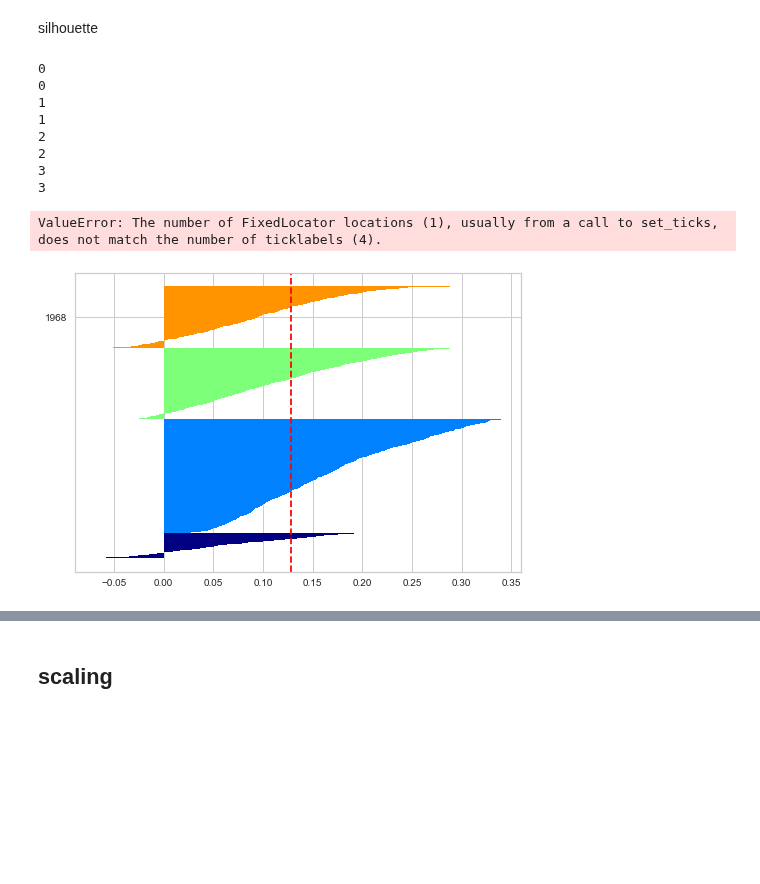
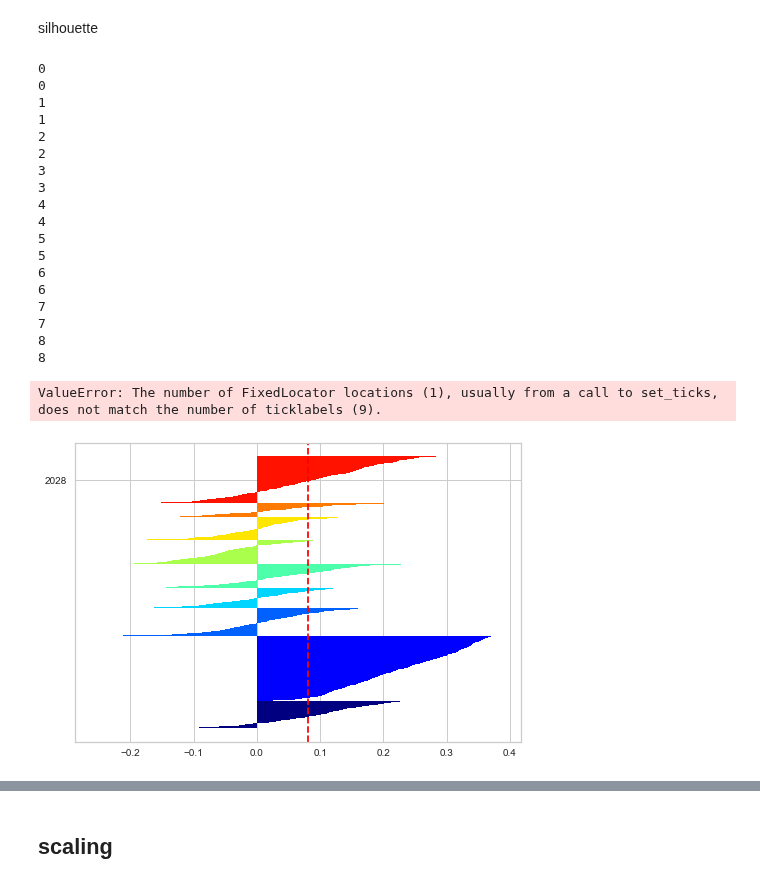
Before and after one commit to jasonmrimer/cse590-machine-learning, a Jupyter notebook: final-project/clustering/k_means.ipynb, the cells around one changed output, grey strips where cells are left out. Drawn from its saved outputs; the diff is of its cells as text; code cells hidden in the pictures; blank space fills up the shorter version.

```diff
--- a/final-project/clustering/k_means.ipynb
+++ b/final-project/clustering/k_means.ipynb
@@ -115,10 +177,19 @@ print(grid_results.get_params())
 distortions = []
 for i in range(2, 20):
     km = KMeans(n_clusters=i, init='k-means++')
-    km.fit(X)
+    km.fit(X_default)
     distortions.append(km.inertia_)
 
 plt.plot(range(2, 20), distortions, marker='o')
 plt.show()
 # %% [output]
 [figure]
+# %%
+distortions_feature_selection = []
+for i in range(2, 20):
+    km = KMeans(n_clusters=i, init='k-means++')
+    km.fit(X_minmax_refined)
+    distortions_feature_selection.append(km.inertia_)
+
+plt.plot(range(2, 20), distortions_feature_selection, marker='o')
+plt.show()
@@ -125,17 +198,26 @@ plt.show()
+# %%
+distortions = []
+for i in range(2, 20):
+    km = KMeans(n_clusters=i, init='k-means++')
+    km.fit(X_default)
+    distortions.append(km.inertia_)
+
+plt.plot(range(2, 20), distortions, marker='o')
+plt.show()
 # %% [markdown]
 silhouette
 # %%
 km_final = KMeans(
-    n_clusters=4,
+    n_clusters=9,
     init='k-means++'
 )
-y_km = km_final.fit_predict(X)
+y_km = km_final.fit_predict(X_minmax_refined)
 # %%
 
 cluster_labels = np.unique(y_km)
 n_clusters = cluster_labels.shape[0]
 silhouette_values = silhouette_samples(
-    X,
+    X_default,
     y_km,
     metric='euclidean'
 )
@@ -148,33 +230,43 @@ for i, c in enumerate(cluster_labels):
     c_silhouette_values.sort()
     y_ax_lower = y_ax_upper
     y_ax_upper += len(c_silhouette_values)
     color = cm.jet(float(i) / n_clusters)
     plt.barh(
         range(y_ax_lower, y_ax_upper),
         c_silhouette_values,
         height=1.0,
         edgecolor='none',
         color=color
     )
 
 yticks.append((y_ax_lower + y_ax_upper) / 2.)
 y_ax_lower += len(silhouette_values)
 silhouette_average = np.mean(silhouette_values)
 plt.axvline(silhouette_average, color='red', linestyle='--')
 plt.yticks(yticks, cluster_labels + 1)
 plt.ylabel('Cluster')
 plt.xlabel('Silhouette Coefficient')
 plt.tight_layout()
 plt.show()
 # %% [output]
 0
 0
 1
 1
 2
 2
 3
 3
+4
+4
+5
+5
+6
+6
+7
+7
+8
+8
-ValueError: The number of FixedLocator locations (1), usually from a call to set_ticks, does not match the number of ticklabels (4).
+ValueError: The number of FixedLocator locations (1), usually from a call to set_ticks, does not match the number of ticklabels (9).
-[figure, old version]
+[figure, new version]
 # %%
```
Also changed, not shown: parts of 12 cells of this notebook, 8 other files.
